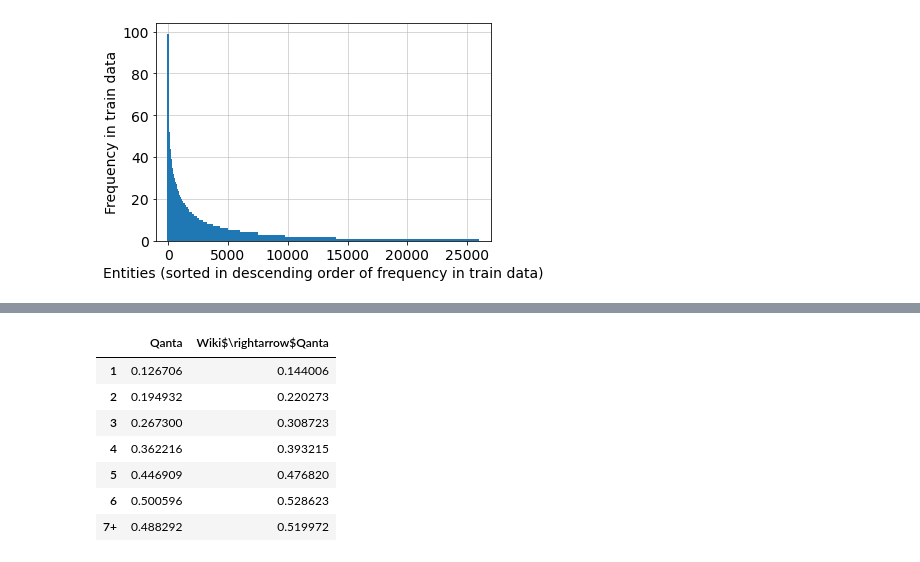
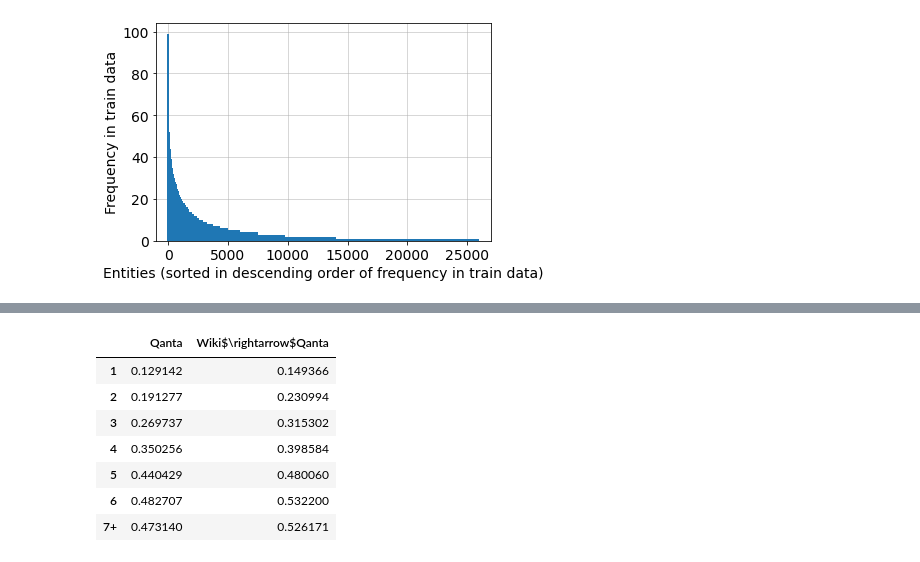
Before and after one commit to singletongue/closed-book-qa, a Jupyter notebook: analysis.ipynb, the cells around one changed output, grey strips where cells are left out. Cells and saved outputs as stored; diff of their text form; code cells hidden in the pictures.

```diff
--- a/analysis.ipynb
+++ b/analysis.ipynb
@@ -171,13 +165,13 @@ xlnet_split_sid_accuracies_df = pd.DataFrame(data=xlnet_split_sid_accuracies_dic
-# %%
-xlnet_split_sid_accuracies_df
-# %% [output]
-|  | Qanta | Wiki$\rightarrow$Qanta |
-| 1 | 0.126706 | 0.144006 |
-| 2 | 0.194932 | 0.220273 |
-| 3 | 0.267300 | 0.308723 |
-| 4 | 0.362216 | 0.393215 |
-| 5 | 0.446909 | 0.476820 |
-| 6 | 0.500596 | 0.528623 |
-| 7+ | 0.488292 | 0.519972 |
+# %%
+sid_accuracies_df
+# %% [output]
+|  | Qanta | Wiki$\rightarrow$Qanta |
+| 1 | 0.129142 | 0.149366 |
+| 2 | 0.191277 | 0.230994 |
+| 3 | 0.269737 | 0.315302 |
+| 4 | 0.350256 | 0.398584 |
+| 5 | 0.440429 | 0.480060 |
+| 6 | 0.482707 | 0.532200 |
+| 7+ | 0.473140 | 0.526171 |
 # %%
 plt.figure()
```
Also changed, not shown: parts of 22 cells of this notebook, 37 other files.
